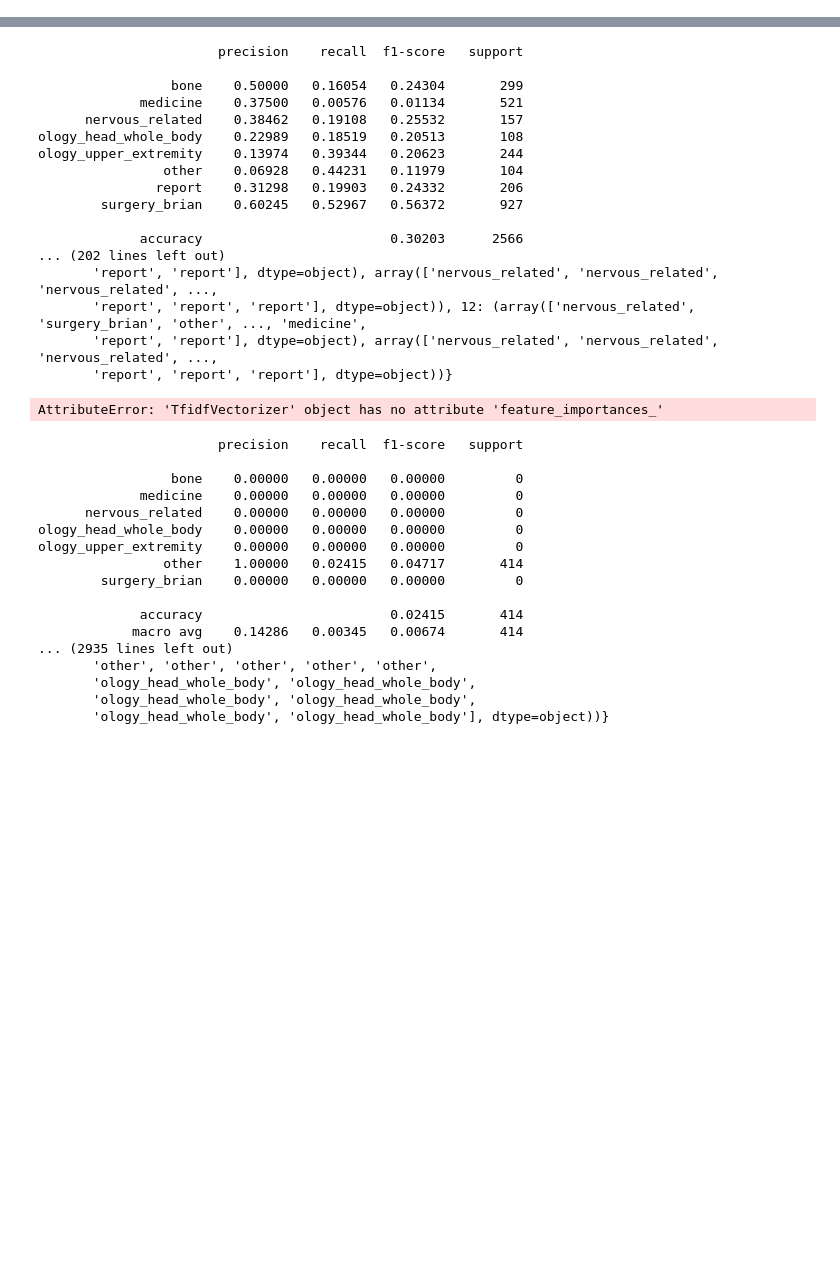
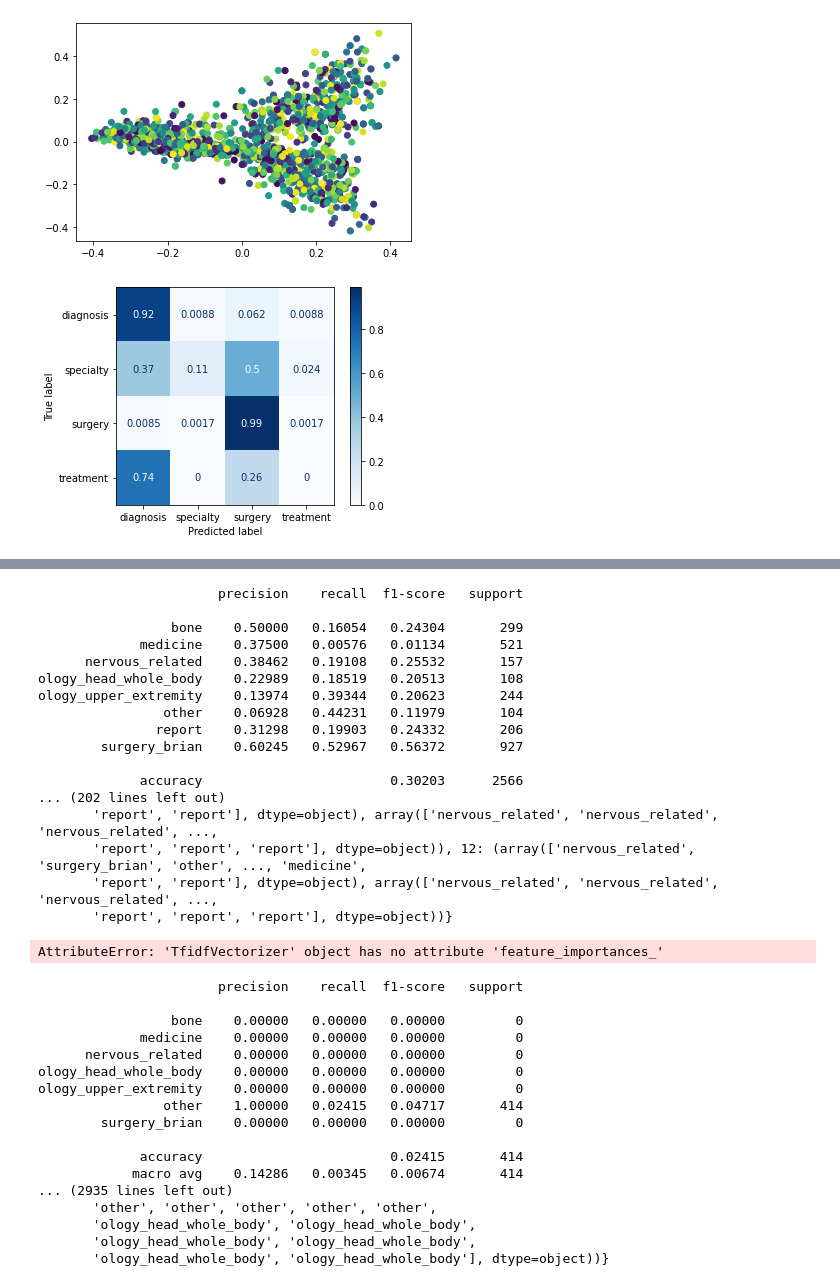
Before and after one commit to tq-o/CS490A-FinalProject, a Jupyter notebook: model.ipynb, the cells around one changed output, grey strips where cells are left out. Cells and saved outputs as stored; diff of their text form; code cells hidden in the pictures; blank space fills up the shorter version.

```diff
--- a/model.ipynb
+++ b/model.ipynb
@@ -262,0 +479,73 @@ surgery_j12 = list(data_j12[data_j12["medical_specialty"] == "surgery"].index.va
+# %%
+#patrick
+count = 0
+total = 0
+res = {}
+for i in range(12):
+
+    specialty_temp = copy.deepcopy(specialty_p)
+    treatment_temp = copy.deepcopy(treatment_p)
+    diagnosis_temp = copy.deepcopy(diagnosis_p)
+    surgery_temp = copy.deepcopy(surgery_p)
+
+
+    t1 = [specialty_temp.pop(randrange(len(specialty_temp))) for _ in range(500)] #400
+    t2 = [treatment_temp.pop(randrange(len(treatment_temp))) for _ in range(500)] #400
+    t3 = [diagnosis_temp.pop(randrange(len(diagnosis_temp))) for _ in range(500)]
+    t4 = [surgery_temp.pop(randrange(len(surgery_temp))) for _ in range(500)]
+
+    x_train = []
+    y_train = []
+    x_test = []
+    y_test = []
+    train_index = t1+t2+t3+t4
+    test_index = specialty_temp + treatment_temp+ diagnosis_temp+ surgery_temp
+
+    x_train, x_test = data_p['transcription'][train_index], data_p['transcription'][test_index]
+    y_train, y_test = data_p['medical_specialty'][train_index], data_p['medical_specialty'][test_index]
+
+    Train_X_Tfidf = Tfidf_vect_p.transform(x_train).toarray()
+    Test_X_Tfidf = Tfidf_vect_p.transform(x_test).toarray()
+    p_lsvc = lsvc.fit(Train_X_Tfidf,y_train)
+
+
+    pca = PCA(n_components=2).fit(Train_X_Tfidf)
+    data2D = pca.transform(Train_X_Tfidf)
+    data2D2 = pca.transform(Test_X_Tfidf)
+    color = np.random.RandomState(0).rand(2000)
+    plt.scatter(data2D[:,0], data2D[:,1], c = color)
+
+#     plt.show()
+    lsvc.fit(Train_X_Tfidf,y_train)
+
+    predictions_nuSVM = lsvc.predict(Test_X_Tfidf)
+
+    print(metrics.classification_report(predictions_nuSVM, y_test.to_numpy(), digits=5))
+    total += accuracy_score(y_test.to_numpy(), predictions_nuSVM)*100
+    count += 1
+    res[count] = (predictions_nuSVM, y_test.to_numpy())
+    print(accuracy_score(y_test, predictions_nuSVM)*100)
+
+    # confusion matrix plot
+    disp = plot_confusion_matrix(p_lsvc, Test_X_Tfidf, y_test,
+                                 cmap=plt.cm.Blues,
+                                 normalize='true')
+    plt.show()
+    # end of confusion matrix plot
+
+
+
+    predictions_nuSVM = lsvc.predict(Test_X_Tfidf)
+
+    print(metrics.classification_report(predictions_nuSVM, y_test.to_numpy(), digits=5))
+    total += accuracy_score(y_test.to_numpy(), predictions_nuSVM)*100
+    count += 1
+    res[count] = (predictions_nuSVM, y_test.to_numpy())
+    print(accuracy_score(y_test, predictions_nuSVM)*100)
+
+    if count == 2:
+        break
+
+print(total/count)
+print(res)
+# %% [output]
@@ -262,0 +581,2 @@ surgery_j12 = list(data_j12[data_j12["medical_specialty"] == "surgery"].index.va
+[figure, added]
+[figure, added]
```
Also changed, not shown: parts of 23 cells of this notebook, 3 other files.
